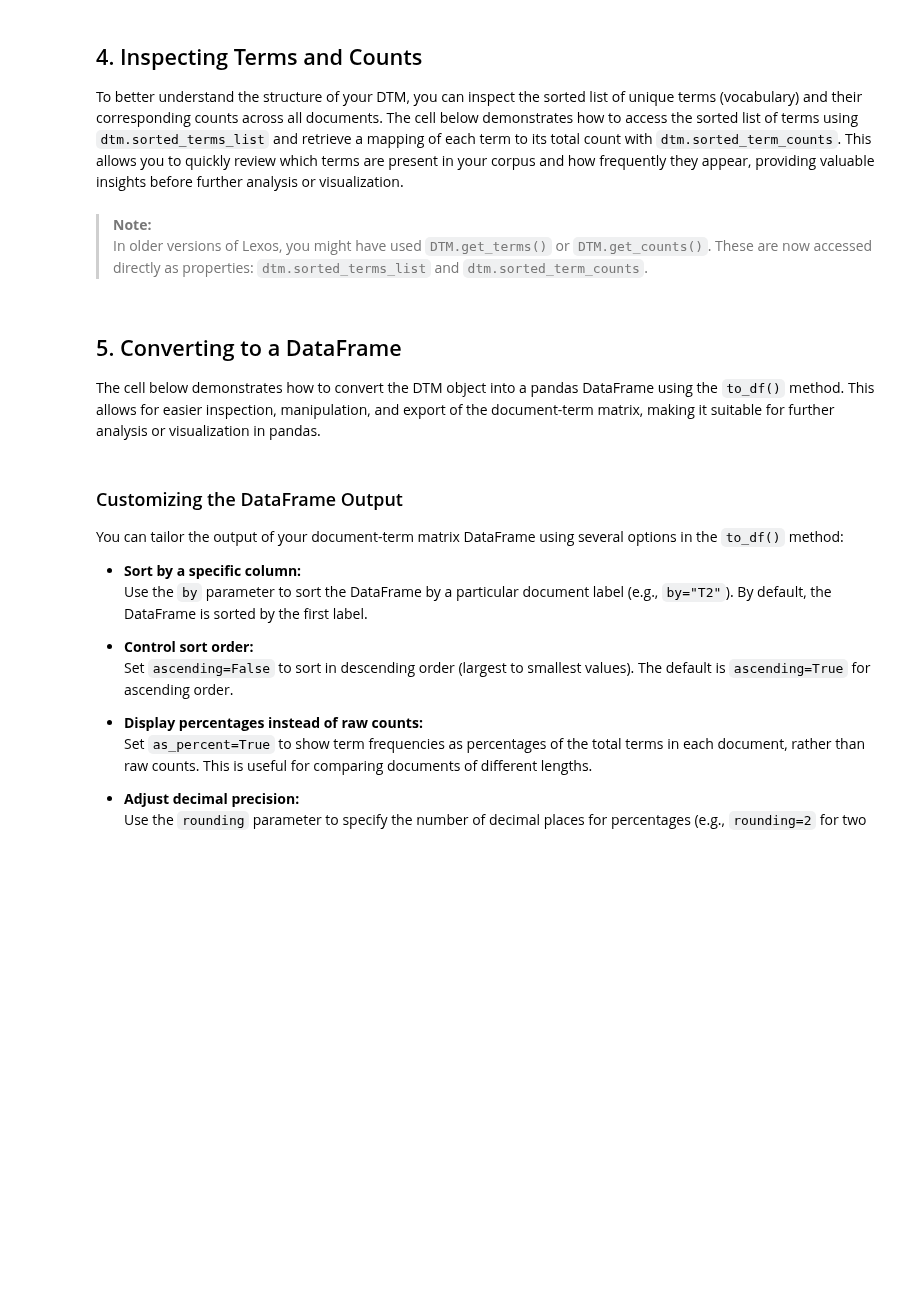
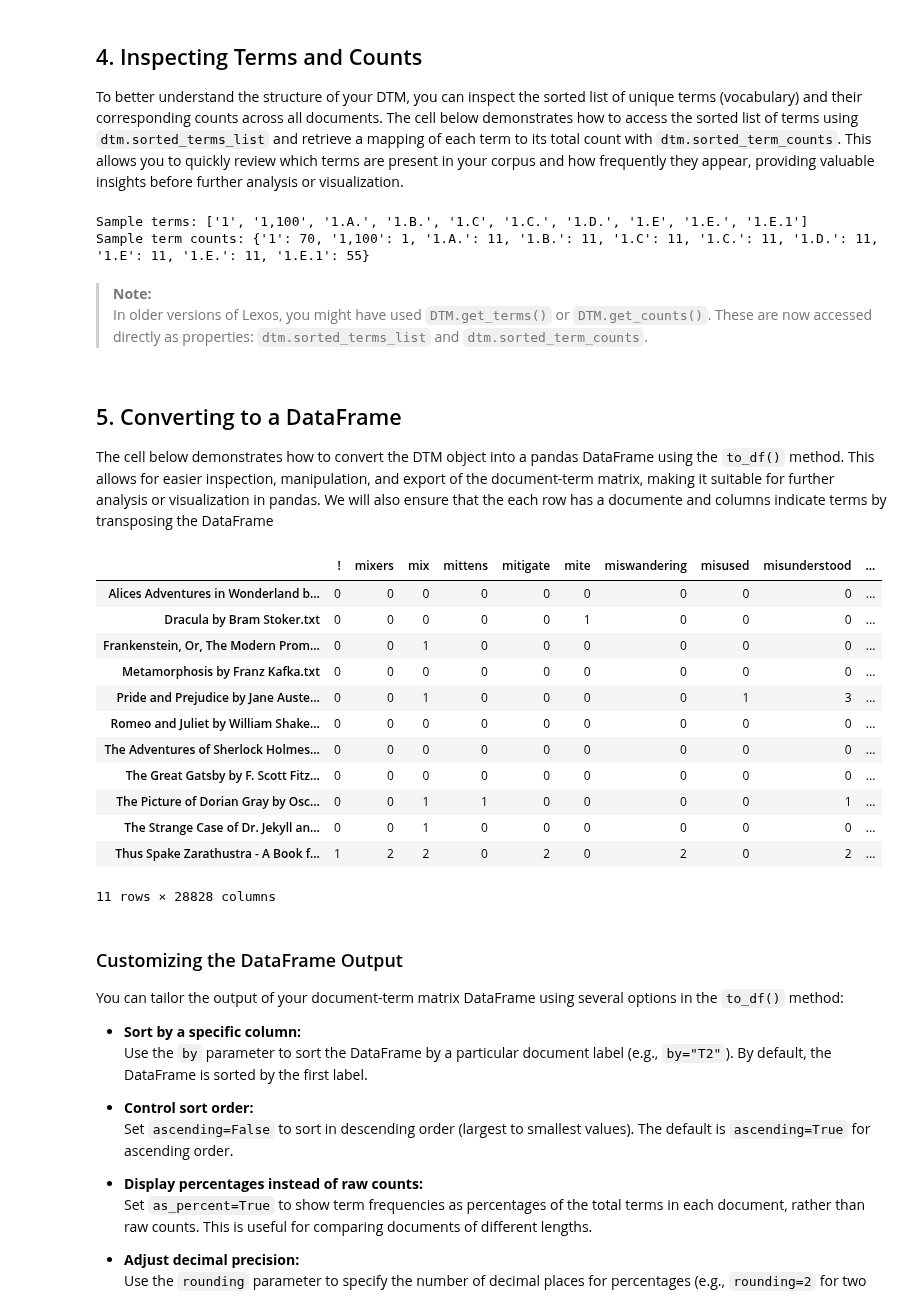
Before and after one commit to mangabe16/lexos, a Jupyter notebook: src/lexos/dtm/tutorial.ipynb, the cells around one changed output. Drawn from its saved outputs; the diff is of its cells as text; code cells hidden in the pictures; blank space fills up the shorter version.

```diff
--- a/src/lexos/dtm/tutorial.ipynb
+++ b/src/lexos/dtm/tutorial.ipynb
@@ -158,26 +150,46 @@ print("Sorted term counts:", dtm.sorted_term_counts)
 
 To better understand the structure of your DTM, you can inspect the sorted list of unique terms (vocabulary) and their corresponding counts across all documents. The cell below demonstrates how to access the sorted list of terms using `dtm.sorted_terms_list` and retrieve a mapping of each term to its total count with `dtm.sorted_term_counts`. This allows you to quickly review which terms are present in your corpus and how frequently they appear, providing valuable insights before further analysis or visualization.
 # %%
-# Sorted list of terms
-terms = dtm.sorted_terms_list
-print(terms)
+# Print samples from the sorted list of terms
+unique_terms = dtm.sorted_terms_list
+print("Sample terms:", unique_terms[:10])
 
-# Term counts mapping
+# Print samples from the term counts mapping
 counts = dtm.sorted_term_counts
-print(counts)
+sample_counts = dict(list(counts.items())[:10])
+print("Sample term counts:", sample_counts)
+# %% [output]
+Sample terms: ['1', '1,100', '1.A.', '1.B.', '1.C', '1.C.', '1.D.', '1.E', '1.E.', '1.E.1']
+Sample term counts: {'1': 70, '1,100': 1, '1.A.': 11, '1.B.': 11, '1.C': 11, '1.C.': 11, '1.D.': 11, '1.E': 11, '1.E.': 11, '1.E.1': 55}
 # %% [markdown]
 > **Note:**
 > In older versions of Lexos, you might have used `DTM.get_terms()` or `DTM.get_counts()`. These are now accessed directly as properties: `dtm.sorted_terms_list` and `dtm.sorted_term_counts`.
 # %% [markdown]
 ## 5. Converting to a DataFrame
 
-The cell below demonstrates how to convert the DTM object into a pandas DataFrame using the `to_df()` method. This allows for easier inspection, manipulation, and export of the document-term matrix, making it suitable for further analysis or visualization in pandas.
+The cell below demonstrates how to convert the DTM object into a pandas DataFrame using the `to_df()` method. This allows for easier inspection, manipulation, and export of the document-term matrix, making it suitable for further analysis or visualization in pandas. We will also ensure that the each row has a documente and columns indicate terms by transposing the DataFrame
 # %%
 import pandas as pd
 
 # Basic DataFrame conversion
 df = dtm.to_df()
 df
+df = df.transpose() # transposing so it's similar to the DTM
+df
+# %% [output]
+|  | ! | mixers | mix | mittens | mitigate | mite | miswandering | misused | misunderstood | ... |
+| Alices Adventures in Wonderland b... | 0 | 0 | 0 | 0 | 0 | 0 | 0 | 0 | 0 | ... |
+| Dracula by Bram Stoker.txt | 0 | 0 | 0 | 0 | 0 | 1 | 0 | 0 | 0 | ... |
+| Frankenstein, Or, The Modern Prom... | 0 | 0 | 1 | 0 | 0 | 0 | 0 | 0 | 0 | ... |
+| Metamorphosis by Franz Kafka.txt | 0 | 0 | 0 | 0 | 0 | 0 | 0 | 0 | 0 | ... |
+| Pride and Prejudice by Jane Auste... | 0 | 0 | 1 | 0 | 0 | 0 | 0 | 1 | 3 | ... |
+| Romeo and Juliet by William Shake... | 0 | 0 | 0 | 0 | 0 | 0 | 0 | 0 | 0 | ... |
+| The Adventures of Sherlock Holmes... | 0 | 0 | 0 | 0 | 0 | 0 | 0 | 0 | 0 | ... |
+| The Great Gatsby by F. Scott Fitz... | 0 | 0 | 0 | 0 | 0 | 0 | 0 | 0 | 0 | ... |
+| The Picture of Dorian Gray by Osc... | 0 | 0 | 1 | 1 | 0 | 0 | 0 | 0 | 1 | ... |
+| The Strange Case of Dr. Jekyll an... | 0 | 0 | 1 | 0 | 0 | 0 | 0 | 0 | 0 | ... |
+| Thus Spake Zarathustra - A Book f... | 1 | 2 | 2 | 0 | 2 | 0 | 2 | 0 | 2 | ... |
+11 rows × 28828 columns
 # %% [markdown]
 ### Customizing the DataFrame Output
 
```
Also changed, not shown: parts of 25 cells of this notebook, 1 other file.
